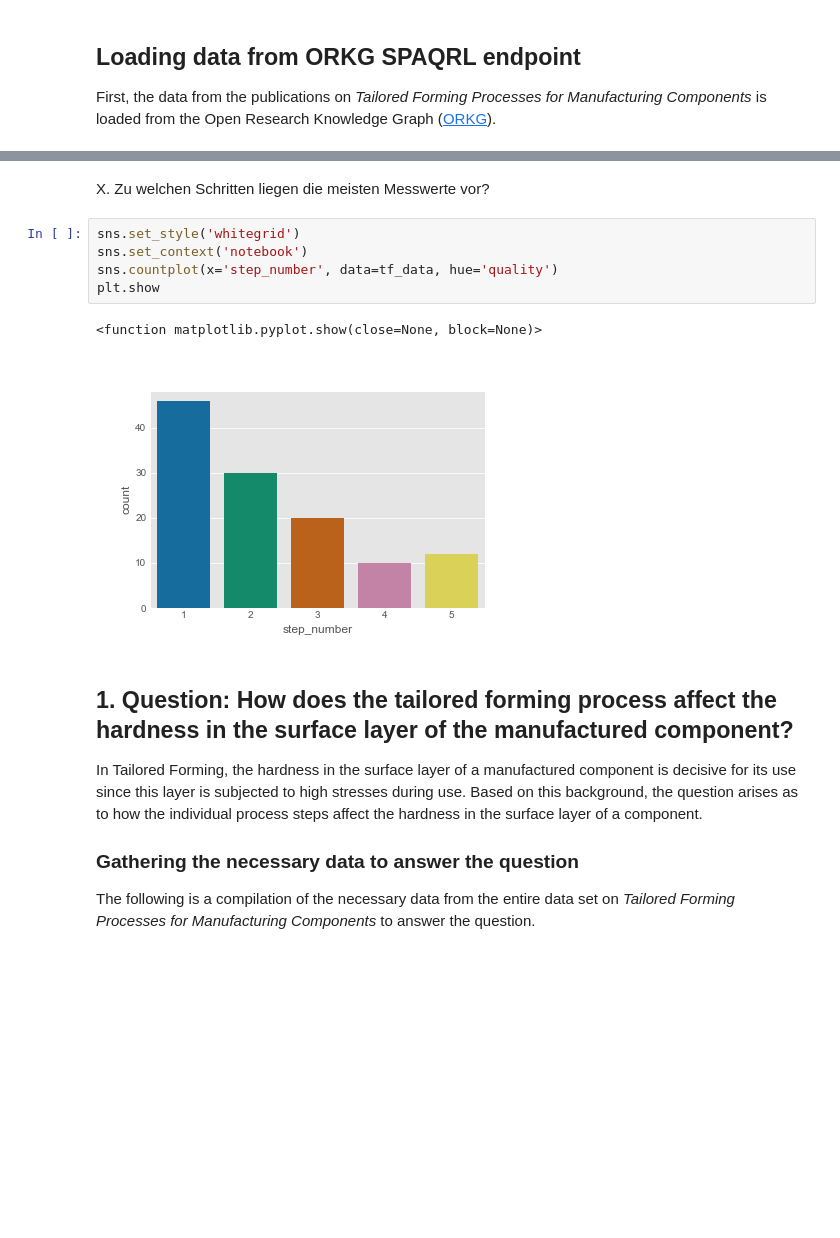
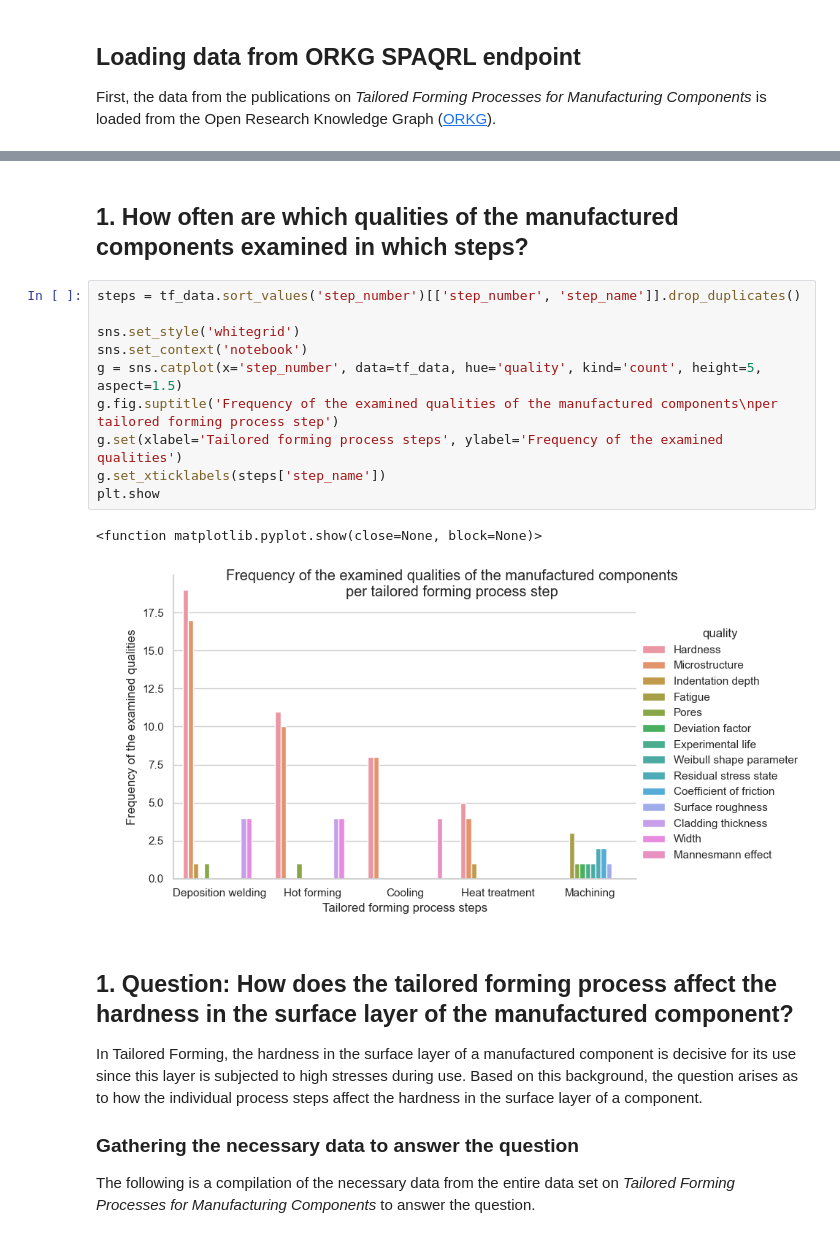
Before and after one commit to okarras/Jupyter-Notebooks, a Jupyter notebook: TailoredFormingAnalysis/tf_orkg.ipynb, the cells around one changed output, grey strips where cells are left out. Saved outputs shown, nothing was run; the diff lists cells and outputs as text; blank space fills up the shorter version.

Commit message:
added answer to quality investigation

```diff
--- a/TailoredFormingAnalysis/tf_orkg.ipynb
+++ b/TailoredFormingAnalysis/tf_orkg.ipynb
@@ -113,16 +120,21 @@ tf_data.head()
 | 2 | http://orkg.org/orkg/resource/R14... | 1 Cladding Layer Component (100Cr6) | Bearing washer | 1 | Deposition welding | Plasma-transferred arc welding | Cladding layer | 100Cr6 | ... |
 | 3 | http://orkg.org/orkg/resource/R14... | 1 Cladding Layer Component (100Cr6) | Bearing washer | 1 | Deposition welding | Plasma-transferred arc welding | Cladding layer | 100Cr6 | ... |
 | 4 | http://orkg.org/orkg/resource/R14... | 1 Cladding Layer Component (100Cr6) | Bearing washer | 1 | Deposition welding | Plasma-transferred arc welding | Cladding layer | 100Cr6 | ... |
-# %% [markdown]
-X. Zu welchen Schritten liegen die meisten Messwerte vor?
-# %%
-sns.set_style('whitegrid')
-sns.set_context('notebook')
-sns.countplot(x='step_number', data=tf_data, hue='quality')
-plt.show
-# %% [output]
-<function matplotlib.pyplot.show(close=None, block=None)>
-[figure, removed]
+# %% [markdown]
+## 1. How often are which qualities of the manufactured components examined in which steps?
+# %%
+steps = tf_data.sort_values('step_number')[['step_number', 'step_name']].drop_duplicates()
+
+sns.set_style('whitegrid')
+sns.set_context('notebook')
+g = sns.catplot(x='step_number', data=tf_data, hue='quality', kind='count', height=5, aspect=1.5)
+g.fig.suptitle('Frequency of the examined qualities of the manufactured components\nper tailored forming process step')
+g.set(xlabel='Tailored forming process steps', ylabel='Frequency of the examined qualities')
+g.set_xticklabels(steps['step_name'])
+plt.show
+# %% [output]
+<function matplotlib.pyplot.show(close=None, block=None)>
+[figure, added]
 # %% [markdown]
 ## 1. Question: How does the tailored forming process affect the hardness in the surface layer of the manufactured component?
 In Tailored Forming, the hardness in the surface layer of a manufactured component is decisive for its use since this layer is subjected to high stresses during use. Based on this background, the question arises as to how the individual process steps affect the hardness in the surface layer of a component.
```
Also changed, not shown: parts of 4 cells of this notebook.
